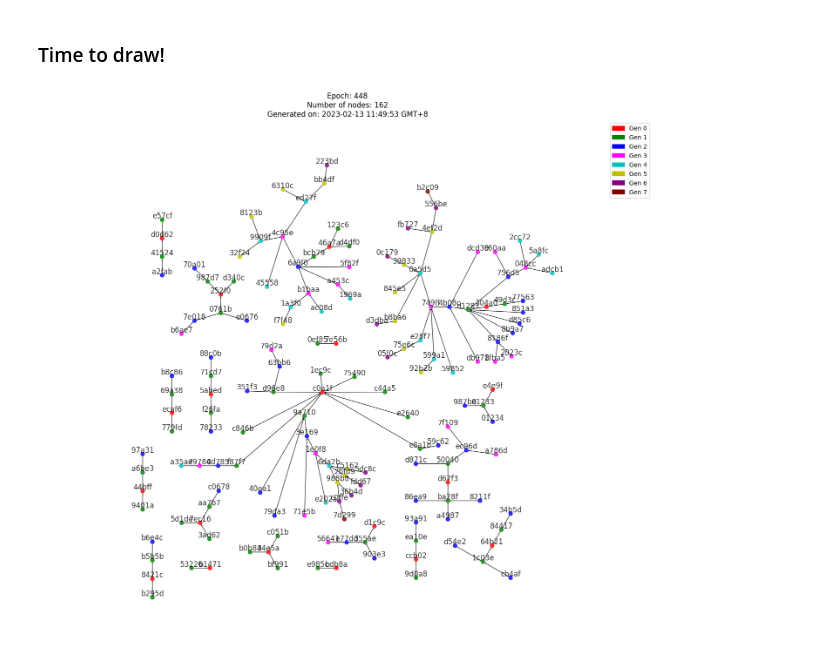
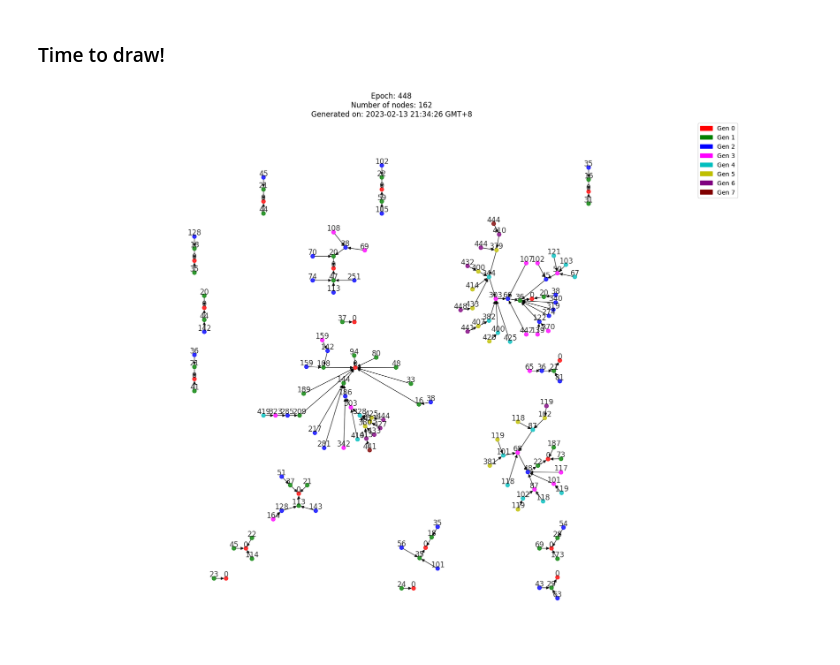
Before and after one commit to Paulito123/ol-analytical-research, a Jupyter notebook: sandbox/validator_network_rework.ipynb, the cells around one changed output. Saved outputs shown, nothing was run; the diff lists cells and outputs as text; code cells hidden in the pictures.

```diff
--- a/sandbox/validator_network_rework.ipynb
+++ b/sandbox/validator_network_rework.ipynb
@@ -131,34 +131,43 @@ print(current_epoch)
 # %%
 # available colors can be found here: https://matplotlib.org/stable/gallery/color/named_colors.html
 color_map = [
     'red' if G.nodes[node]['epoch_onboarded'] == 0 else
     'green' if G.nodes[node]['generation'] ==1 else
     'blue' if G.nodes[node]['generation'] ==2 else
     'magenta' if G.nodes[node]['generation'] ==3 else
     'c' if G.nodes[node]['generation'] ==4 else
     'y' if G.nodes[node]['generation'] ==5 else
     'purple' if G.nodes[node]['generation'] ==6 else
     'maroon' for node in G]
 
 red_patch = mpatches.Patch(color='red', label='Gen 0')
 green_patch = mpatches.Patch(color='green', label='Gen 1')
 blue_patch = mpatches.Patch(color='blue', label='Gen 2')
 magenta_patch = mpatches.Patch(color='magenta', label='Gen 3')
 cyan_patch = mpatches.Patch(color='c', label='Gen 4')
 y_patch = mpatches.Patch(color='y', label='Gen 5')
 gen6 = mpatches.Patch(color='purple', label='Gen 6')
 gen7 = mpatches.Patch(color='maroon', label='Gen 7')
 
-G = nx.relabel_nodes(G, lambda x: x[0:5])
+# def get_label(node):
+#     return node[1]['epoch_onboarded']
 
+# G = nx.relabel_nodes(G, get_label)
+# G = nx.relabel_nodes(G, lambda x: x[0:5])
+
+labels = nx.get_node_attributes(G, 'epoch_onboarded')
+
+# docs on attributes: https://graphviz.org/doc/info/attrs.html
+# -Gsplines=true -Goverlap=scalexy -Grankdir=RL -Gepsilon=5 -Grankdir=LR -Gnodesep=1.6
 pos = nx.nx_agraph.graphviz_layout(G, prog="twopi", args="")
-plt.figure(figsize=(14, 12))
-nx.draw(G, pos, node_size=40,verticalalignment='bottom', alpha=0.8, node_color=color_map, with_labels=True, arrowsize=2)
+# pos = nx.spring_layout(G, k=0.15, iterations=20)
+plt.figure(figsize=(16, 12))
+nx.draw(G, pos, labels=labels, node_size=40, verticalalignment='bottom', alpha=0.8, node_color=color_map, with_labels=True)
 plt.axis("equal")
 
 plt.title(f'Epoch: {current_epoch}\nNumber of nodes: {G.number_of_nodes()}\nGenerated on: {datetime.now().strftime("%Y-%m-%d %H:%M:%S")} GMT+8')
 plt.legend(handles=[red_patch, green_patch, blue_patch, magenta_patch, cyan_patch, y_patch, gen6, gen7])
 plt.savefig(f"../assets/generated/validatorset_{current_epoch}.png", bbox_inches='tight')
 plt.show()
 # %% [output]
-[figure, old version]
+[figure, new version]
```
Also changed, not shown: 21 other files.
